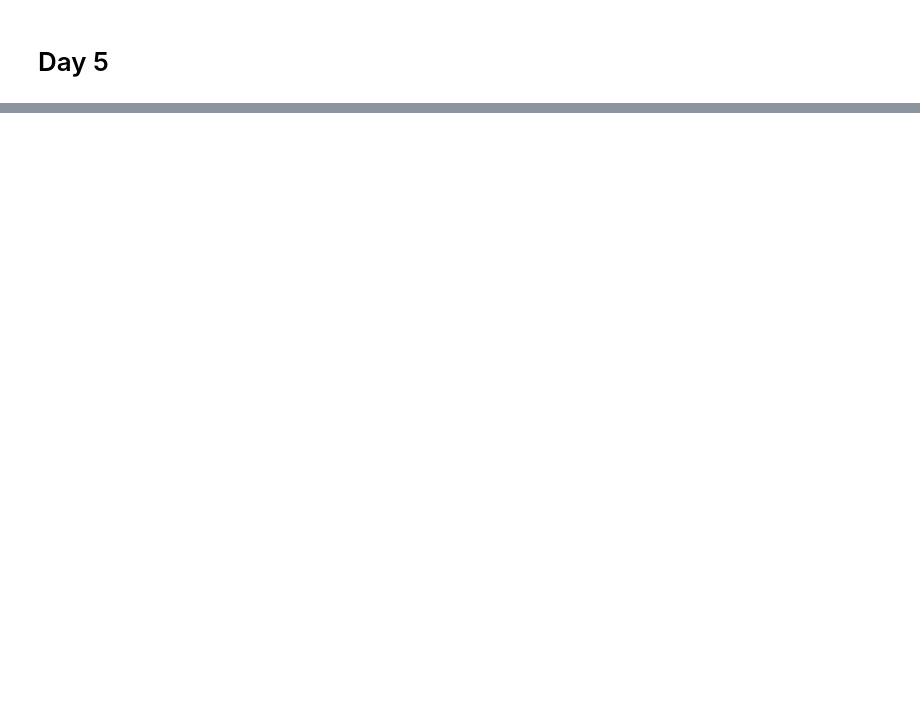
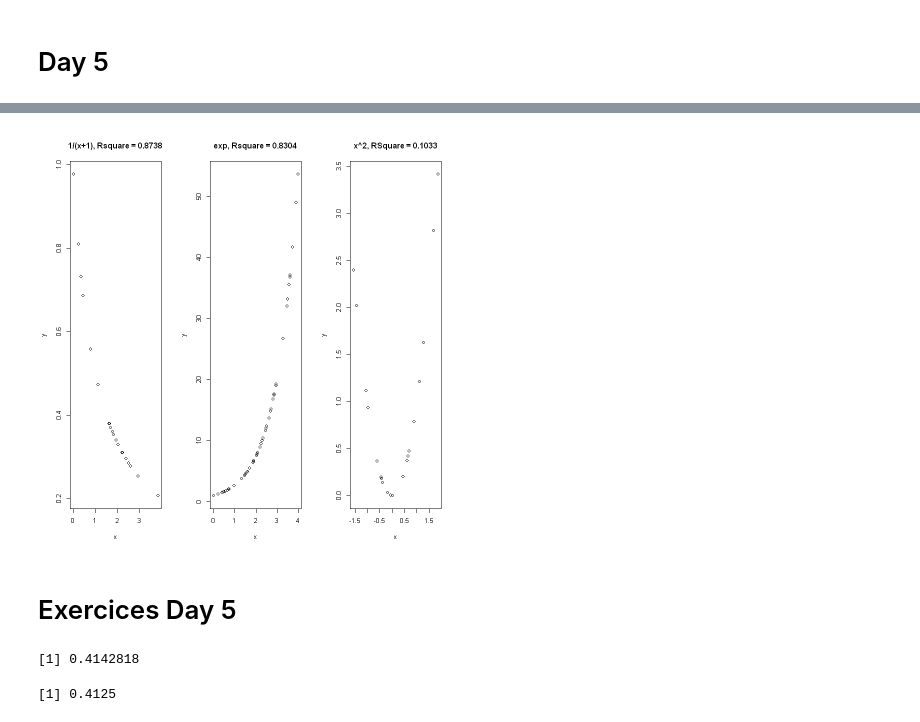
Before and after one commit to EricKiennemann/FSML2_R, a Jupyter notebook: R samples.ipynb, the cells around one changed output, grey strips where cells are left out. Drawn from its saved outputs; the diff is of its cells as text; code cells hidden in the pictures; blank space fills up the shorter version.

```diff
--- a/R samples.ipynb
+++ b/R samples.ipynb
@@ -606,0 +771,28 @@ sprintf("X ~ T(5), t s.t P(-z <= T <= z) = 0.3, t = %f",qt((1+0.3)/2,5))
+# %%
+#same X
+par(mfrow=c(1,3))
+x=runif(20,0,4)
+y = 1 / (x+1)
+plot(x,y,main="1/(x+1), Rsquare = 0.8738") # we can imagine a linear regression here
+Lm=lm(y~x)
+#Summary(Lm)
+
+#Multiple R squared = 0.9466
+x=runif(50,0,4)
+y=exp(x) #
+plot(x,y,main="exp, Rsquare = 0.8304")
+Lm1=lm(y~x)
+#Summary(Lm)
+# two line : one at the beginning one at the end
+# ok but Multiple R-squared = 0.6365 (decrease / before) ....
+x=runif(20,-2,2)
+y=x^2#
+plot(x,y,main="x^2, RSquare = 0.1033")
+Lm2=lm(y~x)
+#Summary(Lm)
+# R-squared close to 0
+# => not because you can model it linear that it is the good one !!!
+# %% [output]
+[figure, added]
+# %% [markdown]
+# Exercices Day 5
@@ -606,0 +804,20 @@ sprintf("X ~ T(5), t s.t P(-z <= T <= z) = 0.3, t = %f",qt((1+0.3)/2,5))
+# %%
+Delta<-function(B){
+l = c()
+for (i in c(1:length(B)-1)) {
+l <- c(l,B[i+1]-B[i]) }
+return(l)
+}
+
+Delta2<-function(B){
+l = rep(0,60)
+for (i in c(1:length(B)-1)) {
+l[B[i]%/%20] = l[B[i]%/%20]+1 }
+return(l)
+}
+
+length(B)/(B[length(B)] - B[1])
+length(B)/1200
+# %% [output]
+[1] 0.4142818
+[1] 0.4125
```
Also changed, not shown: parts of 123 cells of this notebook, 3 other files.
